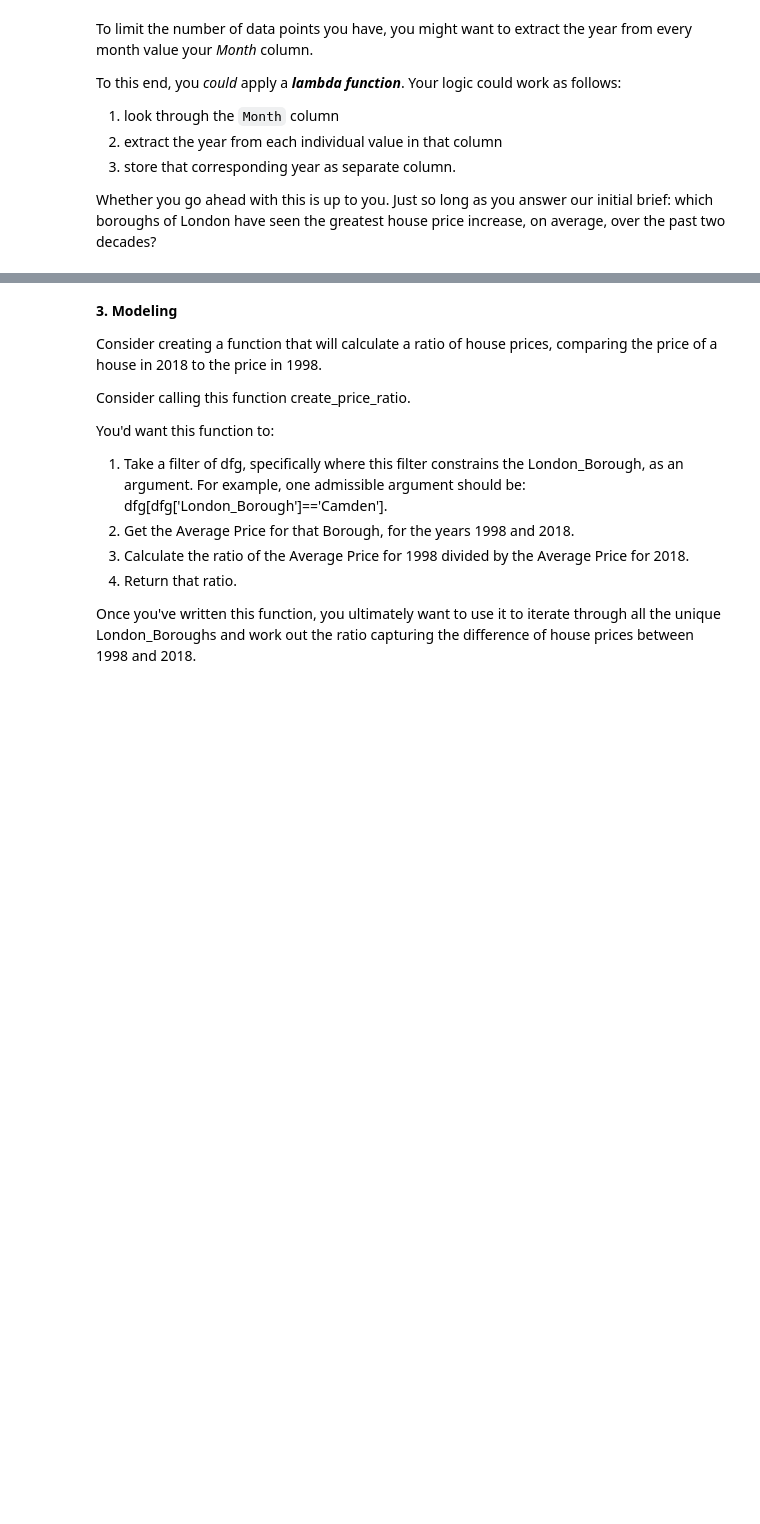
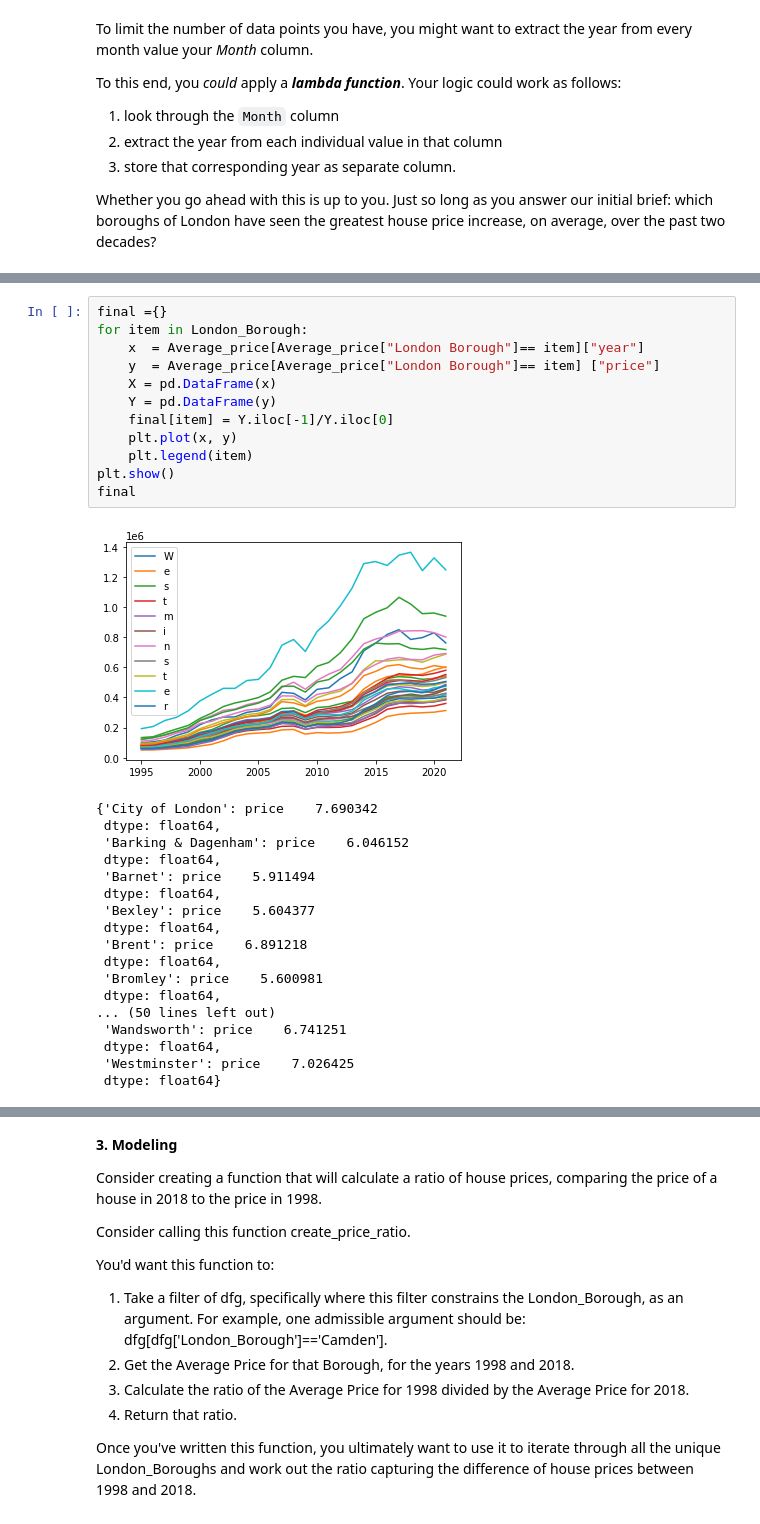
Before and after one commit to somayehY/DataScienceBootCamp, a Jupyter notebook: Unit4/Unit 4 Challenge - Tier 3.ipynb, the cells around one changed output, grey strips where cells are left out. Drawn from its saved outputs; the diff is of its cells as text; blank space fills up the shorter version.

```diff
--- a/Unit4/Unit 4 Challenge - Tier 3.ipynb
+++ b/Unit4/Unit 4 Challenge - Tier 3.ipynb
@@ -187,0 +346,31 @@ Whether you go ahead with this is up to you. Just so long as you answer our init
+# %%
+final ={}
+for item in London_Borough:
+    x  = Average_price[Average_price["London Borough"]== item]["year"]
+    y  = Average_price[Average_price["London Borough"]== item] ["price"]
+    X = pd.DataFrame(x)
+    Y = pd.DataFrame(y)
+    final[item] = Y.iloc[-1]/Y.iloc[0]
+    plt.plot(x, y)
+    plt.legend(item)
+plt.show()
+final
+# %% [output]
+[figure, added]
+{'City of London': price    7.690342
+ dtype: float64,
+ 'Barking & Dagenham': price    6.046152
+ dtype: float64,
+ 'Barnet': price    5.911494
+ dtype: float64,
+ 'Bexley': price    5.604377
+ dtype: float64,
+ 'Brent': price    6.891218
+ dtype: float64,
+ 'Bromley': price    5.600981
+ dtype: float64,
+... (50 lines left out)
+ 'Wandsworth': price    6.741251
+ dtype: float64,
+ 'Westminster': price    7.026425
+ dtype: float64}
```
Also changed, not shown: parts of 30 cells of this notebook.
